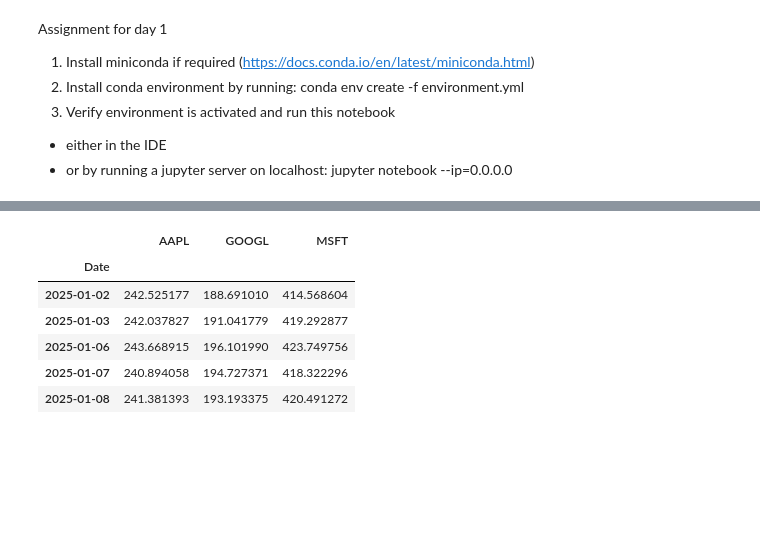
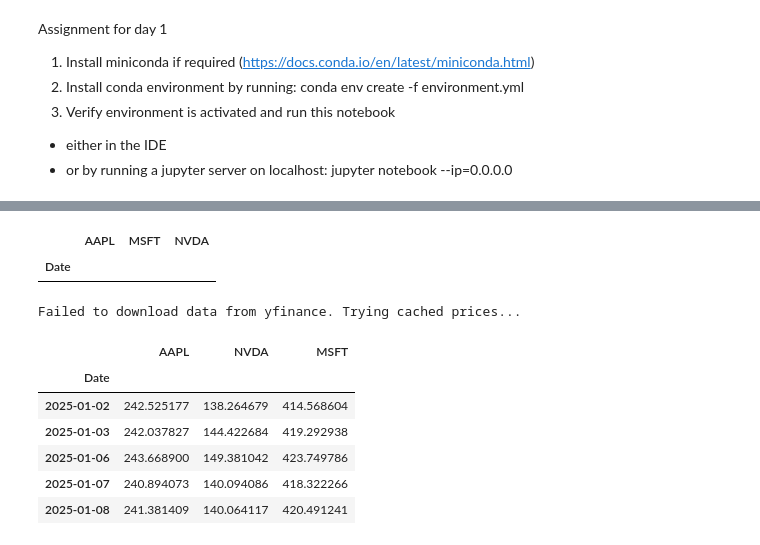
Before and after one commit to matthiasbouquet/advanced_algorithmic_trading, a Jupyter notebook: assignments/week_1/day_1.ipynb, the cells around one changed output, grey strips where cells are left out. Drawn from its saved outputs; the diff is of its cells as text; code cells hidden in the pictures; blank space fills up the shorter version.

```diff
--- a/assignments/week_1/day_1.ipynb
+++ b/assignments/week_1/day_1.ipynb
@@ -11,8 +13,8 @@ import yfinance as yf
 # %%
 # parameters
-TICKERS = ["AAPL", "GOOGL", "MSFT"]
+TICKERS = ["AAPL", "NVDA", "MSFT"]
 START_DATE = "2025-01-01"
-END_DATE = "2026-02-27"
+END_DATE = "2026-03-16"
 # %%
 # download OHLCV data for tickers
 print(f"Downloading data for: {', '.join(TICKERS)}")
@@ -34,16 +34,39 @@ Downloading data for: AAPL, GOOGL, MSFT
 # %%
 # extract close prices
-close = prices["Close"]
-close.columns.name = None  # remove the "Close" multi-index
+close = prices["Adj Close"]
+close.columns.name = None  # remove the "Price" multi-index
 close.head()
 # %% [output]
-|  | AAPL | GOOGL | MSFT |
+|  | AAPL | MSFT | NVDA |
 | Date |  |  |  |
-| 2025-01-02 | 242.525177 | 188.691010 | 414.568604 |
-| 2025-01-03 | 242.037827 | 191.041779 | 419.292877 |
-| 2025-01-06 | 243.668915 | 196.101990 | 423.749756 |
-| 2025-01-07 | 240.894058 | 194.727371 | 418.322296 |
-| 2025-01-08 | 241.381393 | 193.193375 | 420.491272 |
+# %%
+# fallback to cached prices if yfinance fails
+if close.empty:
+    cached_all = []
+    print("Failed to download data from yfinance. Trying cached prices...")
+    for ticker in TICKERS:
+        try:
+            cached_prices = pd.read_csv(f"../../market_data/{ticker}.csv")
+            close_ticker = cached_prices[["Date", "Close"]].set_index("Date")
+            close_ticker.index = pd.to_datetime(close_ticker.index)
+            close_ticker.columns = [ticker]
+            cached_all.append(close_ticker)
+        except FileNotFoundError:
+            continue
+close = pd.concat(cached_all, axis=1)    # default is axis=0
+close = close.sort_index(ascending=True)    # pct_change requires sorted index
+close = close.drop_duplicates()
+
+close.head()
+# %% [output]
+Failed to download data from yfinance. Trying cached prices...
+|  | AAPL | NVDA | MSFT |
+| Date |  |  |  |
+| 2025-01-02 | 242.525177 | 138.264679 | 414.568604 |
+| 2025-01-03 | 242.037827 | 144.422684 | 419.292938 |
+| 2025-01-06 | 243.668900 | 149.381042 | 423.749786 |
+| 2025-01-07 | 240.894073 | 140.094086 | 418.322266 |
+| 2025-01-08 | 241.381409 | 140.064117 | 420.491241 |
 # %%
 # run quick statistics
 close.describe().round(2)
```
Also changed, not shown: parts of 5 cells of this notebook, 2 other files.
